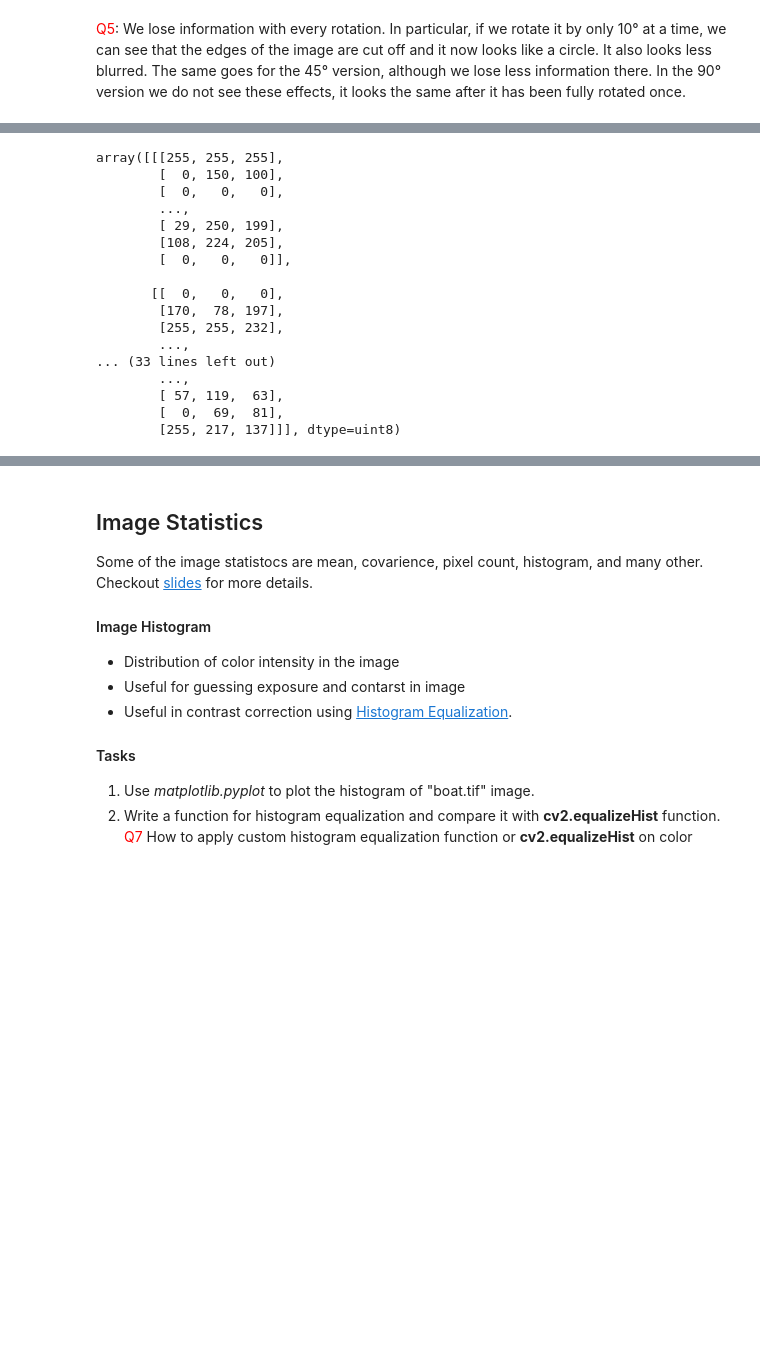
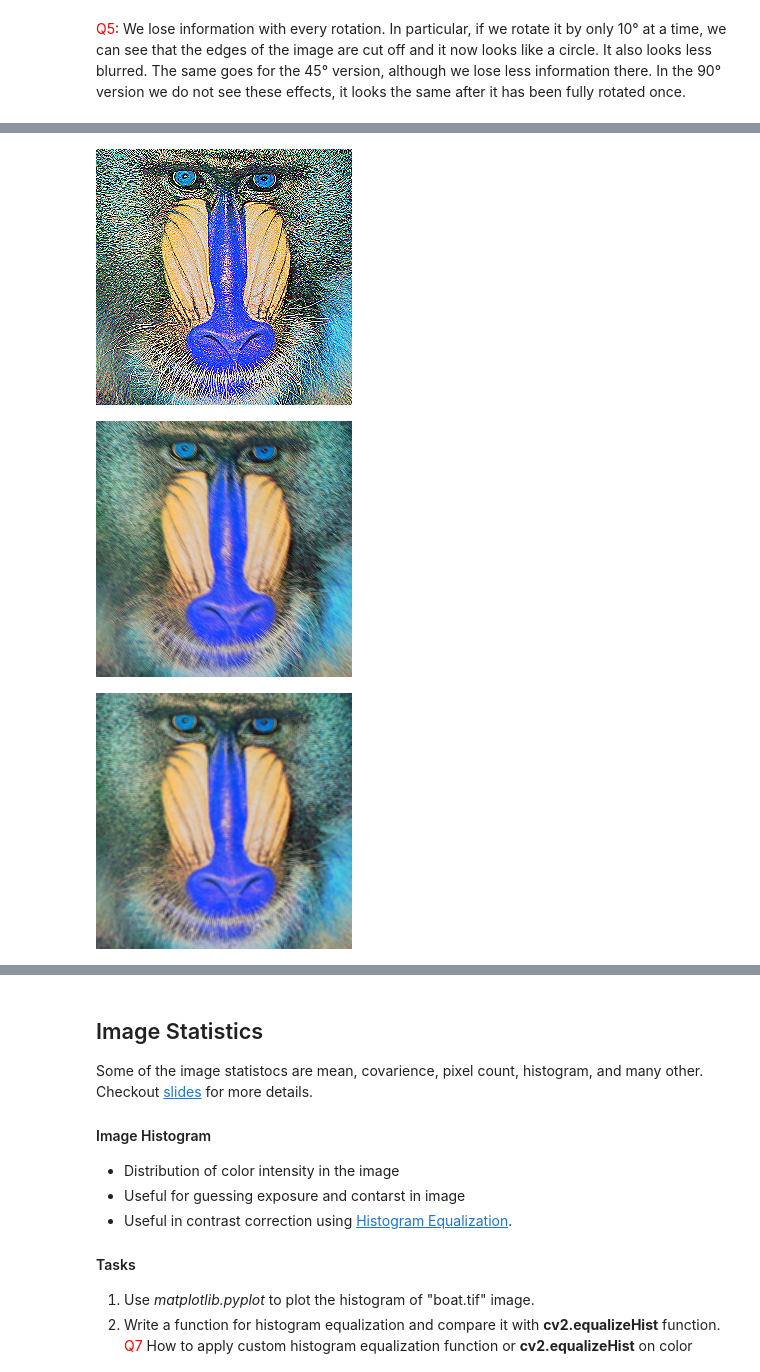
Before and after one commit to SeZven/Digital-Image-Processing-and-Computer-Vision, a Jupyter notebook: Lab1/Lab1_Computer_Vision.ipynb, the cells around one changed output, grey strips where cells are left out. Cells and saved outputs as stored; diff of their text form; code cells hidden in the pictures; blank space fills up the shorter version.

Commit message:
1.2 Image Manipulation and 1.3 Image Statistics done

```diff
--- a/Lab1/Lab1_Computer_Vision.ipynb
+++ b/Lab1/Lab1_Computer_Vision.ipynb
@@ -315,43 +315,59 @@ def create_gaussian_blur_kernel(ksize:Tuple[int,int], sigma:float)->np.ndarray:
 # %%
 def create_motion_blur_kernel(ksize:Tuple[int,int], theta:float)->np.ndarray:
     '''
     ksize: kernel size, tuple of int
     theta: angle in degrees
     '''
-    ...
+    #box_blur_kernel = np.ones(ksize) / (ksize[0] * ksize[1])
+
+    motion_blur_kernel = np.zeros(ksize)
+    theta = np.deg2rad(theta)
+
+    for x in range(ksize[1]):
+        for y in range(ksize[0]):
+            if abs((x - ksize[1] // 2) * np.sin(theta) - (y - ksize[0] // 2) * np.cos(theta)) < 0.5:
+                motion_blur_kernel[y, x] = 1
+
+    return motion_blur_kernel / motion_blur_kernel.sum() # normalize
 
 
 def create_gaussian_blur_kernel(ksize:Tuple[int,int], sigma:float)->np.ndarray:
     '''
     ksize: kernel size, check for odd number
     sigma: standard deviation
     '''
     # check if the ksize is odd
-    ...
+    if ksize[0] % 2 == 0 or ksize[1] % 2 == 0:
+        raise ValueError("ksize is even")
+
+    gaussian_blur_kernel = np.zeros(ksize)
+    padSizeX = ksize[1] // 2
+    padSizeY = ksize[0] // 2
+
+    for s in range(-padSizeY, padSizeY + 1):
+        for t in range(-padSizeX, padSizeX + 1):
+            gf = np.exp(-(s**2 + t**2) / (2 * sigma**2)) # formula from gaussianfilter.m
+            gaussian_blur_kernel[s + padSizeY, t + padSizeX] = gf
+
+    return gaussian_blur_kernel / gaussian_blur_kernel.sum() # normalize
 
 #1
 sharpenKernel = np.array([[0, -1, 0],
                     [-1, 5, -1],
                     [0, -1, 0]])
 
 sharpenKernelImg = cv2.filter2D(img, -1 ,sharpenKernel)
 
-display(Image.formArray(sharpenKernelImg))
+display(Image.fromarray(sharpenKernelImg))
+
+
+#2
+motionBlurKernelImg = cv2.filter2D(img, -1 ,create_motion_blur_kernel([3,3],45))
+gaussianBlurKernelImg = cv2.filter2D(img, -1 ,create_gaussian_blur_kernel([3,3],45))
+
+display(Image.fromarray(motionBlurKernelImg))
+display(Image.fromarray(gaussianBlurKernelImg))
 # %% [output]
-array([[[255, 255, 255],
-        [  0, 150, 100],
-        [  0,   0,   0],
-        ...,
-        [ 29, 250, 199],
-        [108, 224, 205],
-        [  0,   0,   0]],
-
-       [[  0,   0,   0],
-        [170,  78, 197],
-        [255, 255, 232],
-        ...,
-... (33 lines left out)
-        ...,
-        [ 57, 119,  63],
-        [  0,  69,  81],
-        [255, 217, 137]]], dtype=uint8)
+[figure, added]
+[figure, added]
+[figure, added]
```
Also changed, not shown: parts of 6 cells of this notebook.
